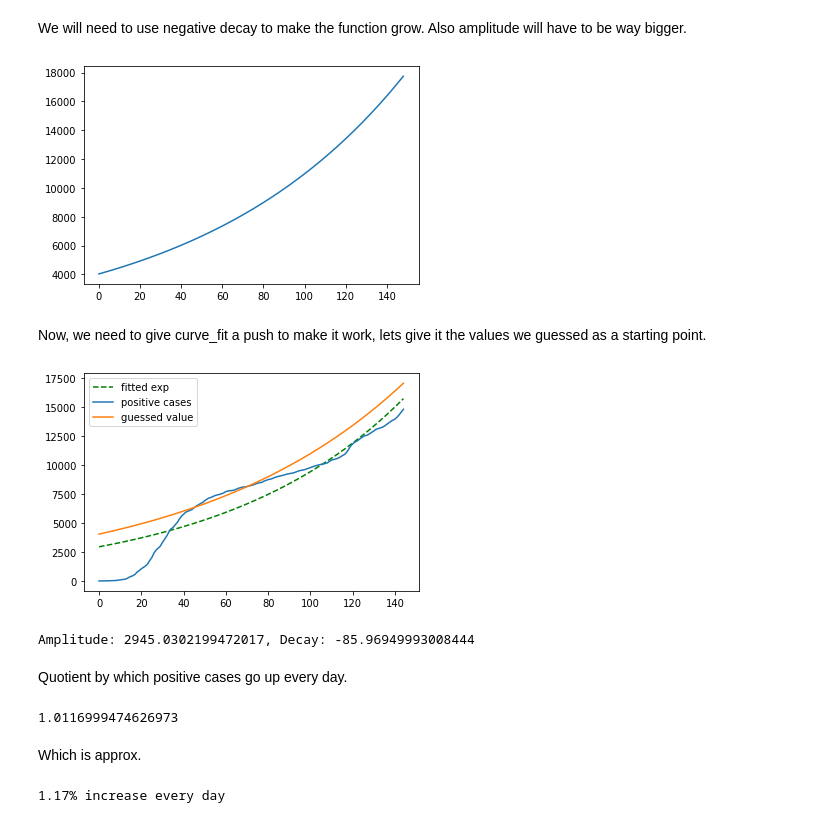
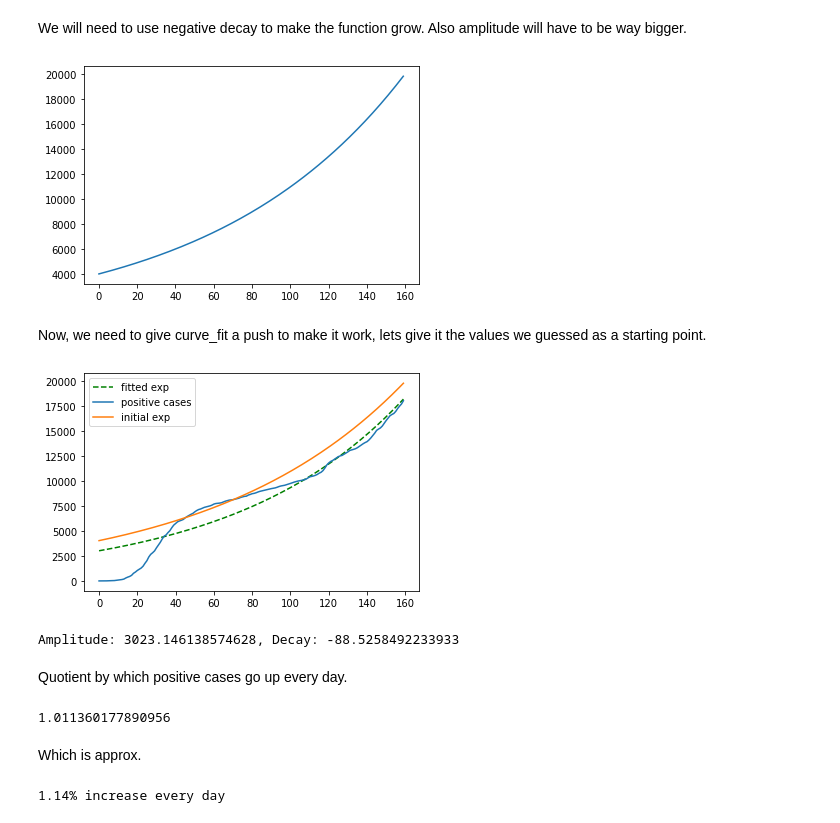
Before and after one commit to Gregofi/corona-czechia, a Jupyter notebook: corona.ipynb, the cells around one changed output. Drawn from its saved outputs; the diff is of its cells as text; code cells hidden in the pictures.

```diff
--- a/corona.ipynb
+++ b/corona.ipynb
@@ -88,9 +88,6 @@ corona = corona[:-1]
 corona = corona.reset_index(drop=True)
 corona['day'] = corona.index
 
-# Convert columns to numeric.
-numeric_columns = corona.columns.drop('date')
-corona[numeric_columns] = corona[numeric_columns].apply(pd.to_numeric)
 
 corona.info()
 corona
@@ -191,34 +186,34 @@ plt.show()
 We will need to use negative decay to make the function grow. Also amplitude will have to be way bigger.
 # %%
 sugg_ampl, sugg_decay = 4000, -100
-exp_values_neg = [exp_decay(x, sugg_ampl, sugg_decay) for x in range(1, 150)]
+exp_values_neg = [exp_decay(x, sugg_ampl, sugg_decay) for x in range(1, len(corona.index) + 1)]
 plt.plot(range(0, len(exp_values_neg)), exp_values_neg)
 plt.show()
 # %% [output]
-[figure, old version]
+[figure, new version]
 # %% [markdown]
 Now, we need to give curve_fit a push to make it work, lets give it the values we guessed as a starting point.
 # %%
-popt, pcov = curve_fit(func, corona['day'].to_numpy(), corona['positive_acc'].to_numpy(), p0=[sugg_ampl, sugg_decay])
+popt, pcov = curve_fit(func, corona['day'], corona['positive_acc'], p0=[sugg_ampl, sugg_decay])
 plt.plot(corona['day'], exp_decay(corona['day'], *popt), 'g--', label='fitted exp')
 plt.plot(corona['day'], corona['positive_acc'], label='positive cases')
-plt.plot(corona['day'], exp_values_neg[:len(corona.index)], label='guessed value')
+plt.plot(corona['day'], exp_values_neg[:len(corona.index)], label='initial exp')
 plt.legend()
 plt.show()
 print("Amplitude: {}, Decay: {}".format(popt[0], popt[1]))
 # %% [output]
-[figure, old version]
+[figure, new version]
-Amplitude: 2945.0302199472017, Decay: -85.96949993008444
+Amplitude: 3023.146138574628, Decay: -88.5258492233933
 # %% [markdown]
 Quotient by which positive cases go up every day.
 # %%
 q=np.exp(-1/popt[1])
 q
 # %% [output]
-1.0116999474626973
+1.011360177890956
 # %% [markdown]
 Which is approx.
 # %%
 print( '{:.2f}% increase every day'.format((q - 1) * 100))
 # %% [output]
-1.17% increase every day
+1.14% increase every day
```
Also changed, not shown: parts of 8 cells of this notebook.
